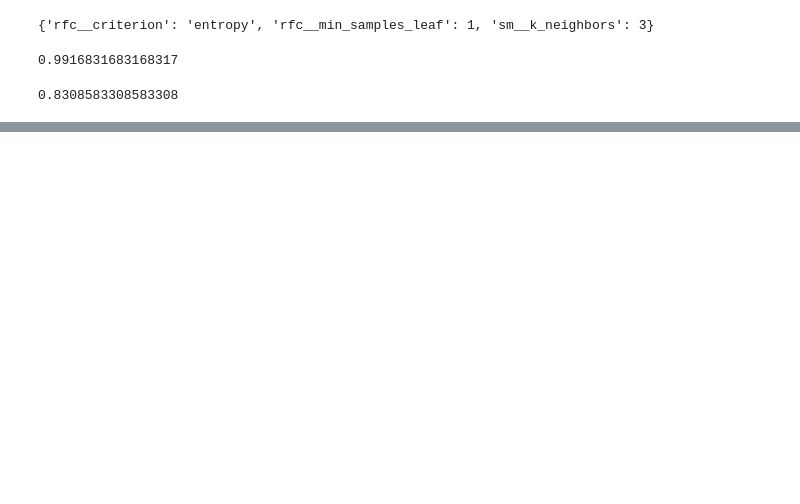
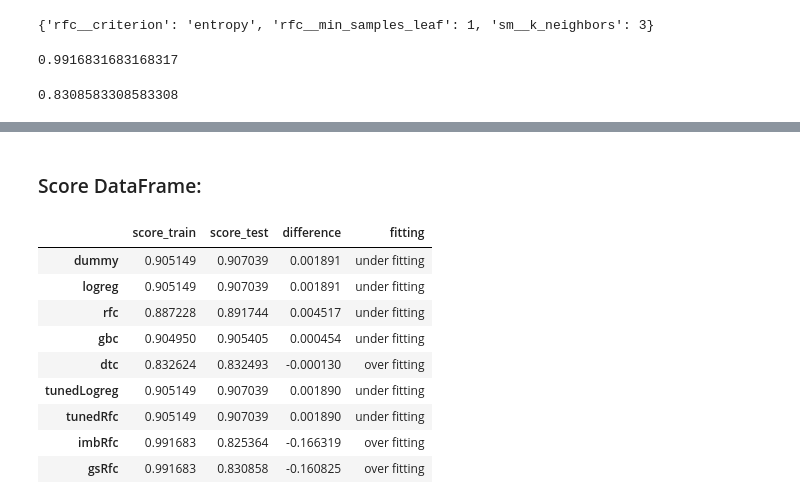
Before and after one commit to JasmineHuang25/Phase3_project, a Jupyter notebook: auto_insurance_predict_main.ipynb, the cells around one changed output, grey strips where cells are left out. Drawn from its saved outputs; the diff is of its cells as text; code cells hidden in the pictures; blank space fills up the shorter version.

```diff
--- a/auto_insurance_predict_main.ipynb
+++ b/auto_insurance_predict_main.ipynb
@@ -772,0 +856,16 @@ gsRfc_score_test
+# %%
+model_list = ['dummy', 'logreg', 'rfc', 'gbc', 'dtc', 'tunedLogreg', 'tunedRfc', 'imbRfc', 'gsRfc']
+
+score_train_list = []
+score_test_list = []
+
+for i in model_list:
+    score_train_list.append(eval(i+'_score_train'))
+    score_test_list.append(eval(i+'_score_test'))
+# %%
+df_score_train = pd.DataFrame (score_train_list, columns = ['score_train'], index=model_list)
+df_score_test = pd.DataFrame (score_test_list, columns = ['score_test'], index=model_list)
+df_score = pd.concat([df_score_train, df_score_test], axis=1)
+
+
+df_score
@@ -772,0 +883,3 @@ gsRfc_score_test
+# %%
+df_score['difference'] = df_score['score_test']-df_score['score_train']
+df_score
@@ -773 +897,17 @@ gsRfc_score_test
+# %% [markdown]
+### Score DataFrame:
+# %%
+df_score['fitting'] = np.where(df_score['difference'] < 0, "over fitting", "under fitting")
+df_score
+# %% [output]
+|  | score_train | score_test | difference | fitting |
+| dummy | 0.905149 | 0.907039 | 0.001891 | under fitting |
+| logreg | 0.905149 | 0.907039 | 0.001891 | under fitting |
+| rfc | 0.887228 | 0.891744 | 0.004517 | under fitting |
+| gbc | 0.904950 | 0.905405 | 0.000454 | under fitting |
+| dtc | 0.832624 | 0.832493 | -0.000130 | over fitting |
+| tunedLogreg | 0.905149 | 0.907039 | 0.001890 | under fitting |
+| tunedRfc | 0.905149 | 0.907039 | 0.001890 | under fitting |
+| imbRfc | 0.991683 | 0.825364 | -0.166319 | over fitting |
+| gsRfc | 0.991683 | 0.830858 | -0.160825 | over fitting |
 # %% [markdown]
```
Also changed, not shown: parts of 43 cells of this notebook, 1 other file.
